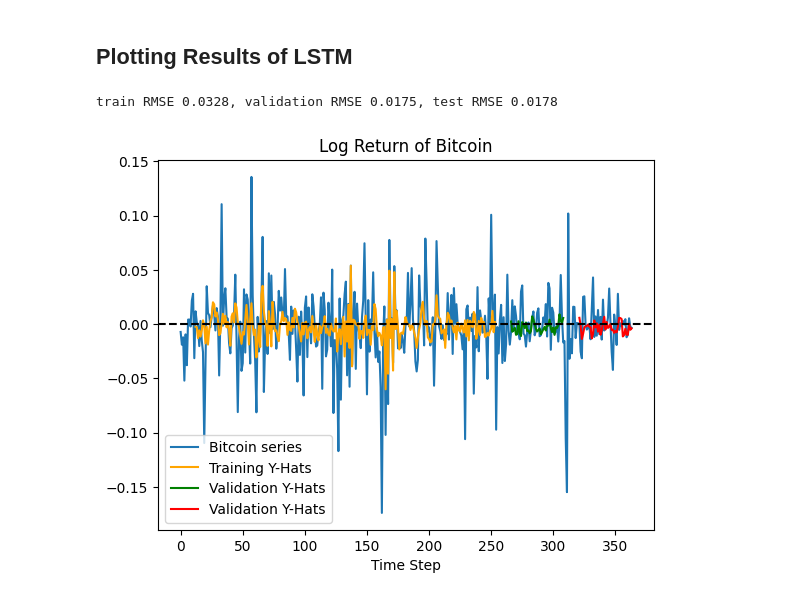
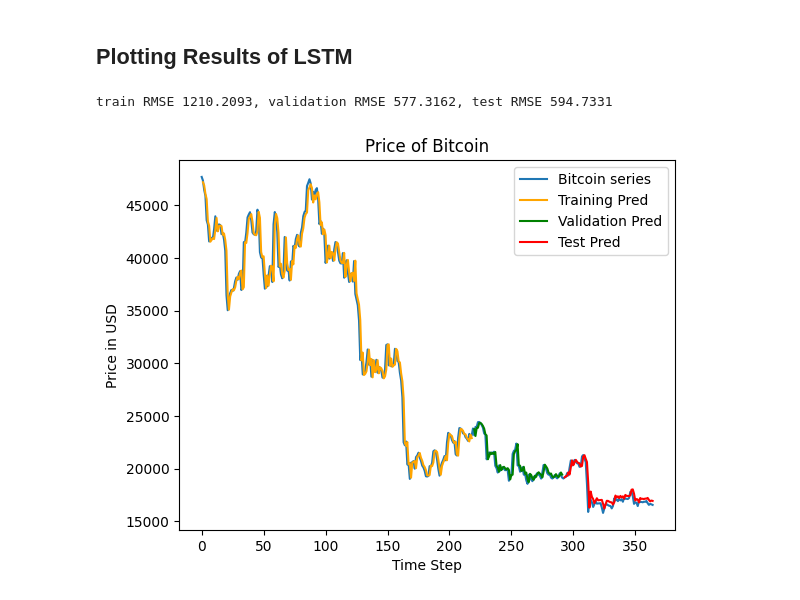
Before and after one commit to cferggie/Predicting-Bitcoin-Returns-with-Long-Short-Term-Memory-LSTM-Neural-Networks, a Jupyter notebook: LSTM for Bitcoin.ipynb, the cells around one changed output. Cells and saved outputs as stored; diff of their text form; code cells hidden in the pictures.

Commit message:
lstm done

```diff
--- a/LSTM for Bitcoin.ipynb
+++ b/LSTM for Bitcoin.ipynb
@@ -85,3 +68,6 @@ Reject the null hypothesis. The time-series is stationary.
+# %%
+scaler = StandardScaler()
+scaled_data = scaler.fit_transform(ts)
 # %% [markdown]
 ### Train-Validation-Test Split
 # %% [markdown]
@@ -166,7 +139,7 @@ class LSTM(nn.Module):
 model = LSTM()
 optimizer = optim.Adam(model.parameters())
 loss_fn = nn.MSELoss()
-loader = data.DataLoader(data.TensorDataset(X_train, y_train), shuffle=False, batch_size=32)
+loader = data.DataLoader(data.TensorDataset(X_train, y_train), shuffle=True, batch_size=32)
 
 #Training configuration
 n_epochs = 1000
@@ -175,6 +148,10 @@ best_epoch = 0
 best_valid_rmse = float('inf')
 best_train_rmse = 0
 patience_counter = 0
+
+# Loss tracking
+train_losses = []
+valid_losses = []
 
 for epoch in range(n_epochs+1):
     model.train()
@@ -193,9 +170,12 @@ for epoch in range(n_epochs+1):
 
             y_pred = model(X_valid)
             valid_rmse = torch.sqrt(loss_fn(y_pred, y_valid))
+
+            train_losses.append(train_rmse.item())
+            valid_losses.append(valid_rmse.item())
         print(f"Epoch {epoch}: train RMSE {train_rmse:.4f}, validation RMSE {valid_rmse:.4f}")
 
-    if train_rmse < 0.02:
+    if train_rmse < 0.05:
         #Early stopping
         if valid_rmse < best_valid_rmse:
             best_epoch = epoch
@@ -212,43 +219,47 @@ for epoch in range(n_epochs+1):
 # %% [markdown]
 ## Plotting Results of LSTM
+# %%
+og_train_set = scaler.inverse_transform(y_train.reshape(-1,1))
+og_valid_set = scaler.inverse_transform(y_valid.reshape(-1,1))
+og_test_set = scaler.inverse_transform(y_test.reshape(-1,1))
 # %%
 with torch.no_grad():
-    ##Shift train predictions for plotting
-    train_plot = np.ones_like(diff) * np.nan
-    y_hat_train = model(X_train)
-    rmse_train = torch.sqrt(loss_fn(y_hat_train, y_train))
-    y_hat_train = y_hat_train.reshape(train_size-lookback,1)
-    train_plot[lookback:train_size] = y_hat_train
+    train_pred = model(X_train).detach().numpy().reshape(-1,1)
+    valid_pred = model(X_valid).detach().numpy().reshape(-1,1)
+    test_pred = model(X_test).detach().numpy().reshape(-1,1)
 
+#Shift train predictions for plotting
+train_plot = np.ones_like(ts) * np.nan
+valid_plot = np.ones_like(ts) * np.nan
+test_plot = np.ones_like(ts) * np.nan
 
-    valid_plot = np.ones_like(diff) * np.nan
-    y_hat_valid = model(X_valid)
-    rmse_valid = torch.sqrt(loss_fn(y_hat_valid, y_valid))
-    y_hat_valid = y_hat_valid.reshape(validation_size-lookback,1)
-    valid_plot[train_size+lookback:train_size+len(y_valid)+lookback] = y_hat_valid
+# Reverse scaling
+og_train_pred = scaler.inverse_transform(train_pred)
+og_valid_pred = scaler.inverse_transform(valid_pred)
+og_test_pred = scaler.inverse_transform(test_pred)
 
-
-    test_plot = np.ones_like(diff) * np.nan
-    y_hat_test = model(X_test)
-    rmse_test = torch.sqrt(loss_fn(y_hat_test, y_test))
-    y_hat_test = y_hat_test.reshape(len(test)-lookback,1)
-    test_plot[train_size+lookback+len(y_valid)+lookback:] = y_hat_test
+rmse_train = np.sqrt(mean_squared_error(og_train_pred, og_train_set))
+rmse_valid = np.sqrt(mean_squared_error(og_valid_pred, og_valid_set))
+rmse_test = np.sqrt(mean_squared_error(og_test_pred, og_test_set))
 
 print(f"train RMSE {rmse_train:.4f}, validation RMSE {rmse_valid:.4f}, test RMSE {rmse_test:.4f}")
 
+train_plot[lookback:train_size] = og_train_pred
+valid_plot[lookback+train_size:train_size+validation_size] = og_valid_pred
+test_plot[lookback+train_size+validation_size:] = og_test_pred
 
 # plot
-plt.plot(diff, label='Bitcoin series')
-plt.plot(train_plot, c='orange', label="Training Y-Hats")
-plt.plot(valid_plot, c='green', label='Validation Y-Hats')
-plt.plot(test_plot, c='r', label='Validation Y-Hats')
+plt.plot(ts, label='Bitcoin series')
+plt.plot(train_plot, c='orange', label="Training Pred")
+plt.plot(valid_plot, c='green', label='Validation Pred')
+plt.plot(test_plot, c='r', label='Test Pred')
 plt.xlabel('Time Step')
-plt.title('Log Return of Bitcoin')
+plt.ylabel('Price in USD')
+plt.title('Price of Bitcoin')
 plt.legend()
-plt.axhline(y=0, color='black', linestyle='--')
-plt.savefig("3-forecasts.png")
+plt.savefig("collective-lstm-results.png")
 plt.show()
 # %% [output]
-train RMSE 0.0328, validation RMSE 0.0175, test RMSE 0.0178
+train RMSE 1210.2093, validation RMSE 577.3162, test RMSE 594.7331
-[figure, old version]
+[figure, new version]
 # %%
```
Also changed, not shown: parts of 18 cells of this notebook, 12 other files.
